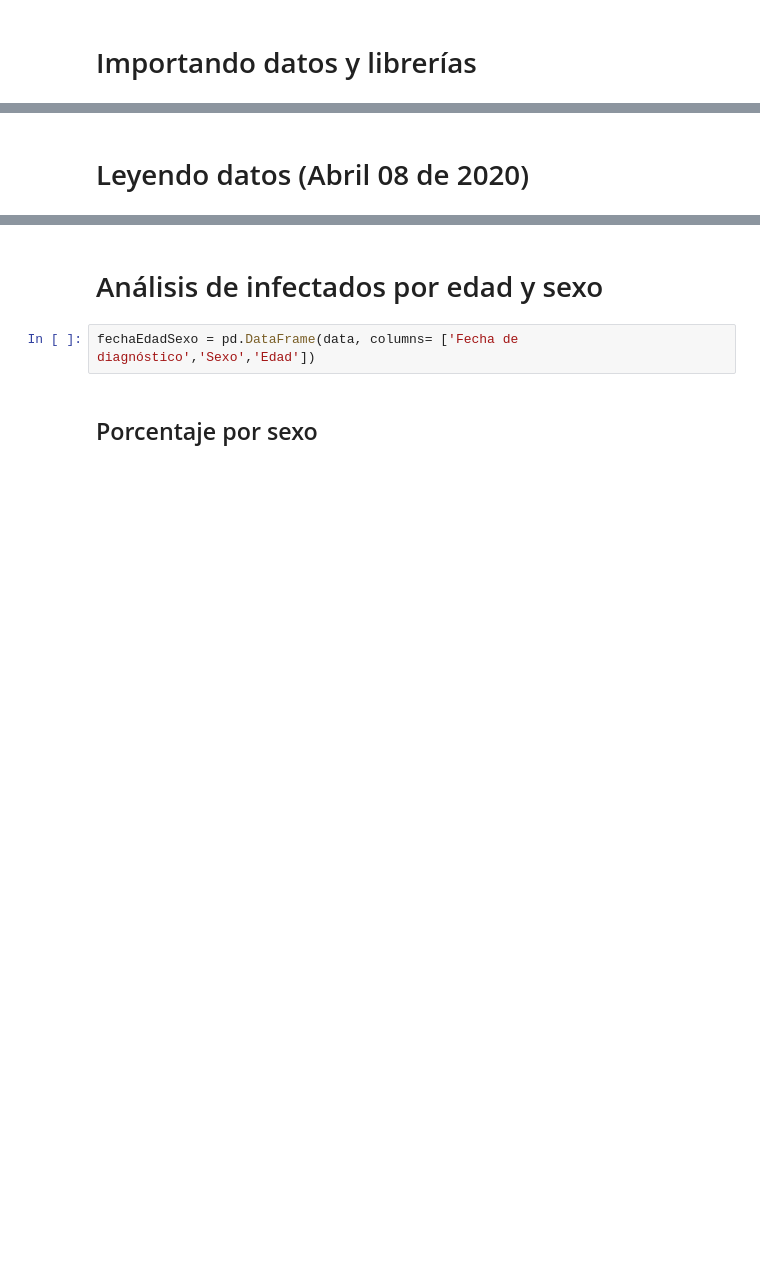
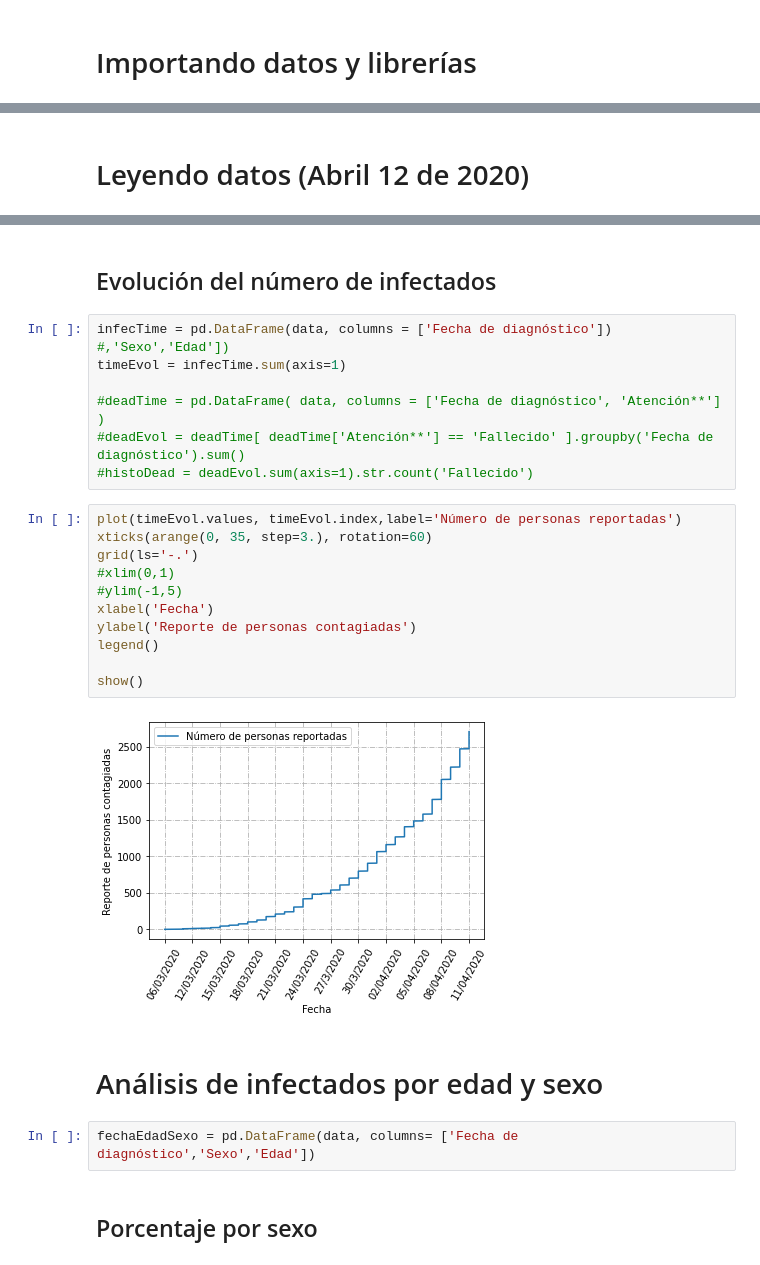
Before and after one commit to suarez-duran-m/covid19Col, a Jupyter notebook: covid19Col.ipynb, the cells around one changed output, grey strips where cells are left out. Drawn from its saved outputs; the diff is of its cells as text; blank space fills up the shorter version.

```diff
--- a/covid19Col.ipynb
+++ b/covid19Col.ipynb
@@ -17,5 +22,5 @@ Drive already mounted at /content/gdrive/; to attempt to forcibly remount, call
 # %% [markdown]
-# Leyendo datos (Abril 08 de 2020)
+# Leyendo datos (Abril 12 de 2020)
 # %%
 data.head()
 # %% [output]
@@ -25,6 +30,28 @@ data.head()
 | 2 | 3 | 09/03/2020 | Medellín | Antioquia | Recuperado | 50 | ... |
 | 3 | 4 | 11/03/2020 | Medellín | Antioquia | Recuperado | 55 | ... |
 | 4 | 5 | 11/03/2020 | Medellín | Antioquia | Recuperado | 25 | ... |
+# %% [markdown]
+## Evolución del número de infectados
+# %%
+infecTime = pd.DataFrame(data, columns = ['Fecha de diagnóstico']) #,'Sexo','Edad'])
+timeEvol = infecTime.sum(axis=1)
+
+#deadTime = pd.DataFrame( data, columns = ['Fecha de diagnóstico', 'Atención**'] )
+#deadEvol = deadTime[ deadTime['Atención**'] == 'Fallecido' ].groupby('Fecha de diagnóstico').sum()
+#histoDead = deadEvol.sum(axis=1).str.count('Fallecido')
+# %%
+plot(timeEvol.values, timeEvol.index,label='Número de personas reportadas')
+xticks(arange(0, 35, step=3.), rotation=60)
+grid(ls='-.')
+#xlim(0,1)
+#ylim(-1,5)
+xlabel('Fecha')
+ylabel('Reporte de personas contagiadas')
+legend()
+
+show()
+# %% [output]
+[figure, added]
 # %% [markdown]
 # Análisis de infectados por edad y sexo
 # %%
```
Also changed, not shown: parts of 6 cells of this notebook.
